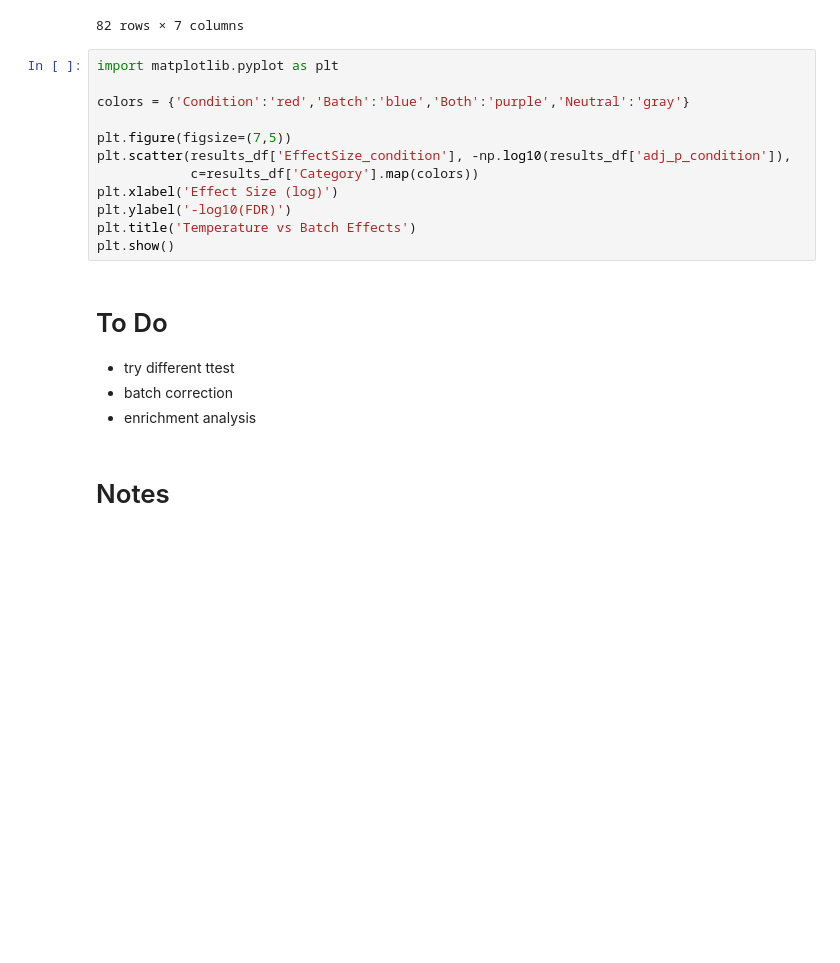
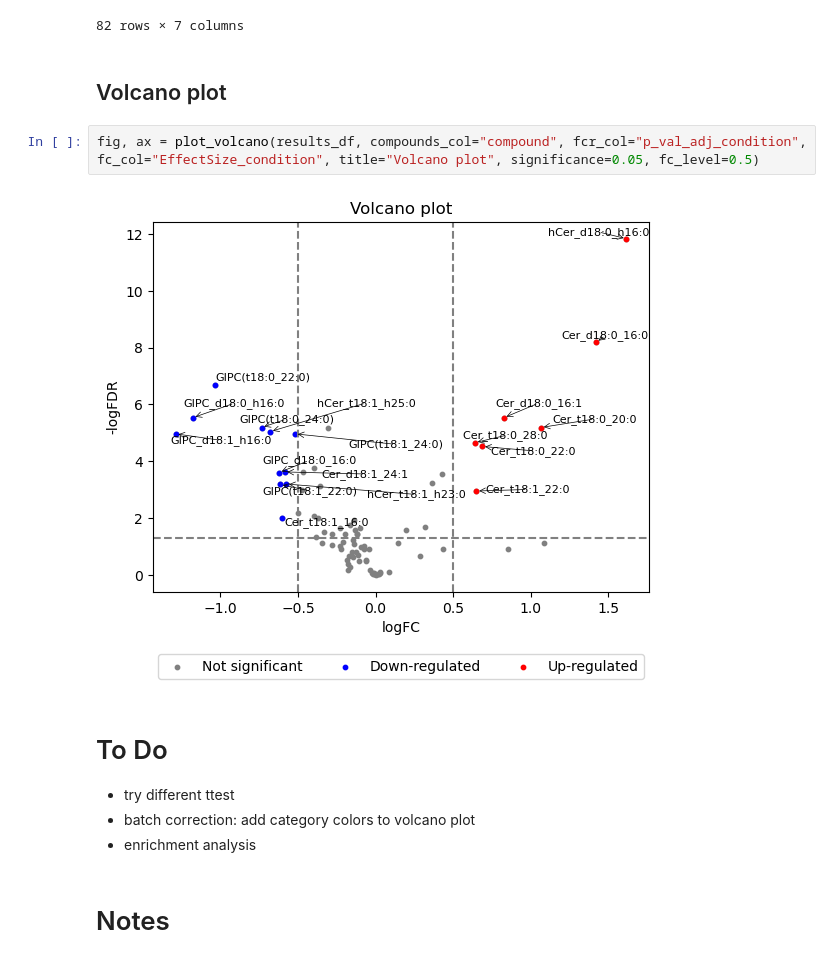
Before and after one commit to janniswi00/sphingo_modelling, a Jupyter notebook: code/analysis.ipynb, the cells around one changed output. Saved outputs shown, nothing was run; the diff lists cells and outputs as text; blank space fills up the shorter version.

```diff
--- a/code/analysis.ipynb
+++ b/code/analysis.ipynb
@@ -654,22 +623,16 @@ results_df
 | 80 | GIPC_t18:1_h28:1 | -0.022667 | 7.909697e-01 | 6.192559e-15 | 0.991760 | 8.764799e-01 | batch |
 | 81 | GIPC_t18:1_h28:0 | 0.025711 | 7.061204e-01 | 3.470218e-16 | 0.994710 | 8.041927e-01 | batch |
 82 rows × 7 columns
-# %%
-import matplotlib.pyplot as plt
-
-colors = {'Condition':'red','Batch':'blue','Both':'purple','Neutral':'gray'}
-
-plt.figure(figsize=(7,5))
-plt.scatter(results_df['EffectSize_condition'], -np.log10(results_df['adj_p_condition']),
-            c=results_df['Category'].map(colors))
-plt.xlabel('Effect Size (log)')
-plt.ylabel('-log10(FDR)')
-plt.title('Temperature vs Batch Effects')
-plt.show()
+# %% [markdown]
+## Volcano plot
+# %%
+fig, ax = plot_volcano(results_df, compounds_col="compound", fcr_col="p_val_adj_condition", fc_col="EffectSize_condition", title="Volcano plot", significance=0.05, fc_level=0.5)
+# %% [output]
+[figure, added]
 # %% [markdown]
 # To Do
 - try different ttest
-- batch correction
+- batch correction: add category colors to volcano plot
 - enrichment analysis
 # %% [markdown]
 # Notes
```
Also changed, not shown: parts of 14 cells of this notebook.
